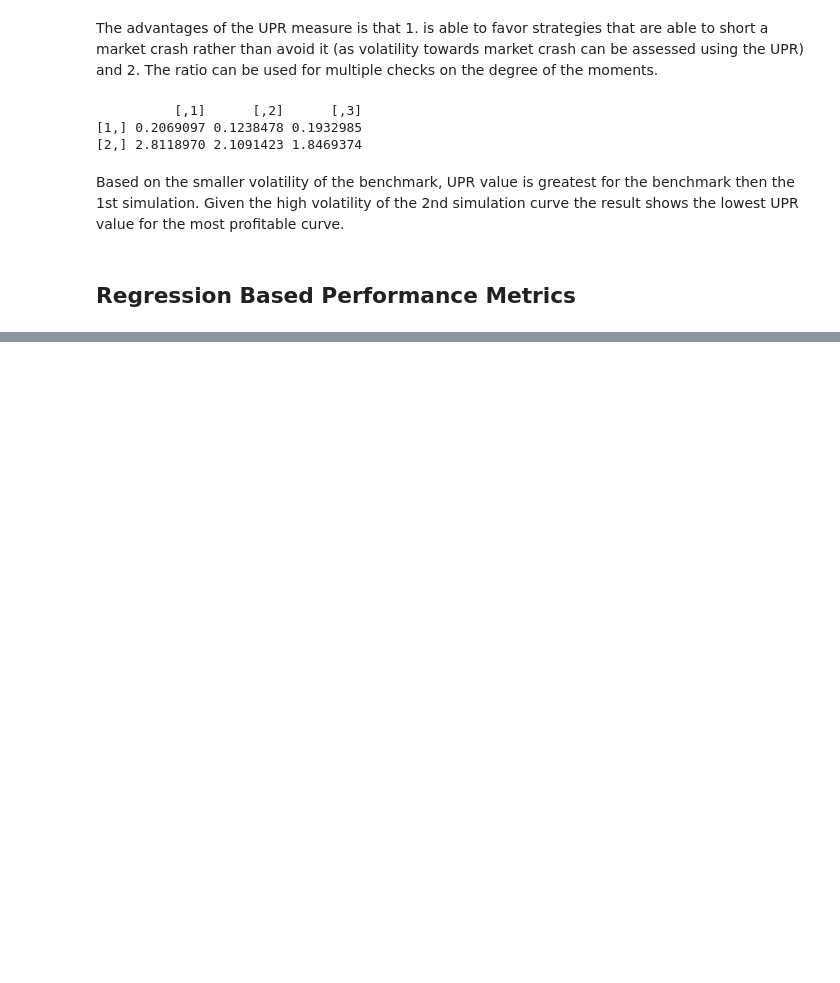
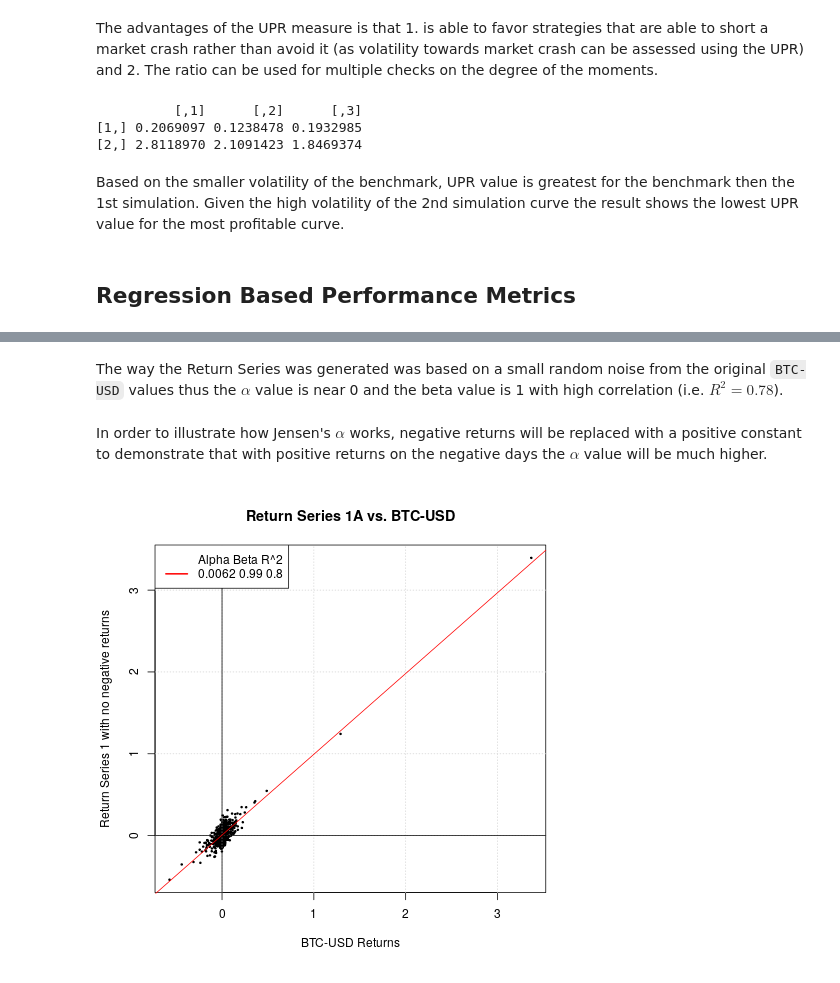
Before and after one commit to ck2136/QuantTrade, a Jupyter notebook: Definitions and Formulas.ipynb, the cells around one changed output, grey strips where cells are left out. Saved outputs shown, nothing was run; the diff lists cells and outputs as text; code cells hidden in the pictures; blank space fills up the shorter version.

```diff
--- a/Definitions and Formulas.ipynb
+++ b/Definitions and Formulas.ipynb
@@ -427,0 +454,30 @@ Based on the smaller volatility of the benchmark, UPR value is greatest for the
+# %% [markdown]
+The way the Return Series was generated was based on a small random noise from the original `BTC-USD` values thus the $\alpha$ value is near 0 and the beta value is 1 with high correlation (i.e. $R^2 = 0.78$).
+# %% [markdown]
+In order to illustrate how Jensen's $\alpha$ works, negative returns will be replaced with a positive constant to demonstrate that with positive returns on the negative days the $\alpha$ value will be much higher.
+# %%
+%%R
+RtTemp <- c(0, Rt[-1]) # here we are getting rid of the first value by using the '-' notation
+
+# add 0.015 to all negative values and run regression again
+RtTemp[RtTemp < 0] <- RtTemp[RtTemp < 0] + 0.015
+model <- lm(RtTemp ~ Rb)
+
+plot(y = RtTemp, x = Rb,
+    pch = 20, cex = 0.5,
+    xlab = "BTC-USD Returns",
+    ylab = "Return Series 1 with no negative returns",
+    main = "Return Series 1A vs. BTC-USD")
+grid()
+abline(h = 0)
+abline(v = 0)
+
+
+abline(model,col = 2)
+legend(x = "topleft", col = c(0,2), lwd = 2,
+      legend = c("Alpha Beta R^2",
+                paste0(round(model$coefficients[1],4)," ",
+                      round(model$coefficients[2],2), " ",
+                      round(summary(model)$r.squared,2))))
+# %% [output]
+[figure, added]
```
Also changed, not shown: parts of 8 cells of this notebook.
